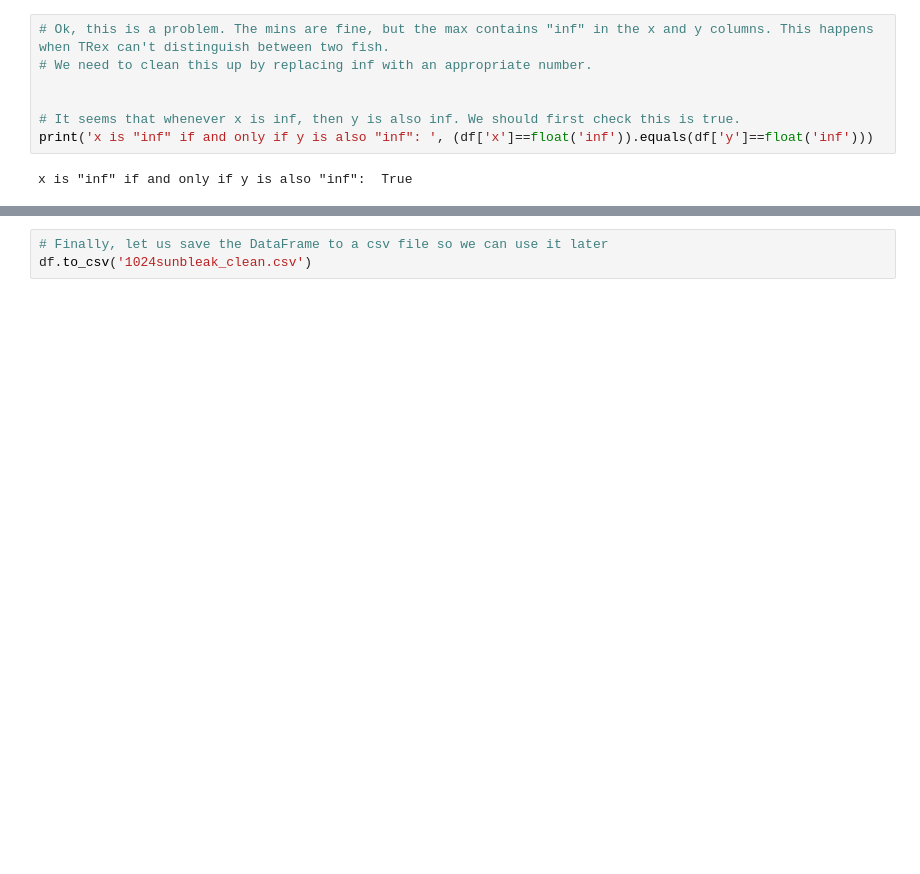
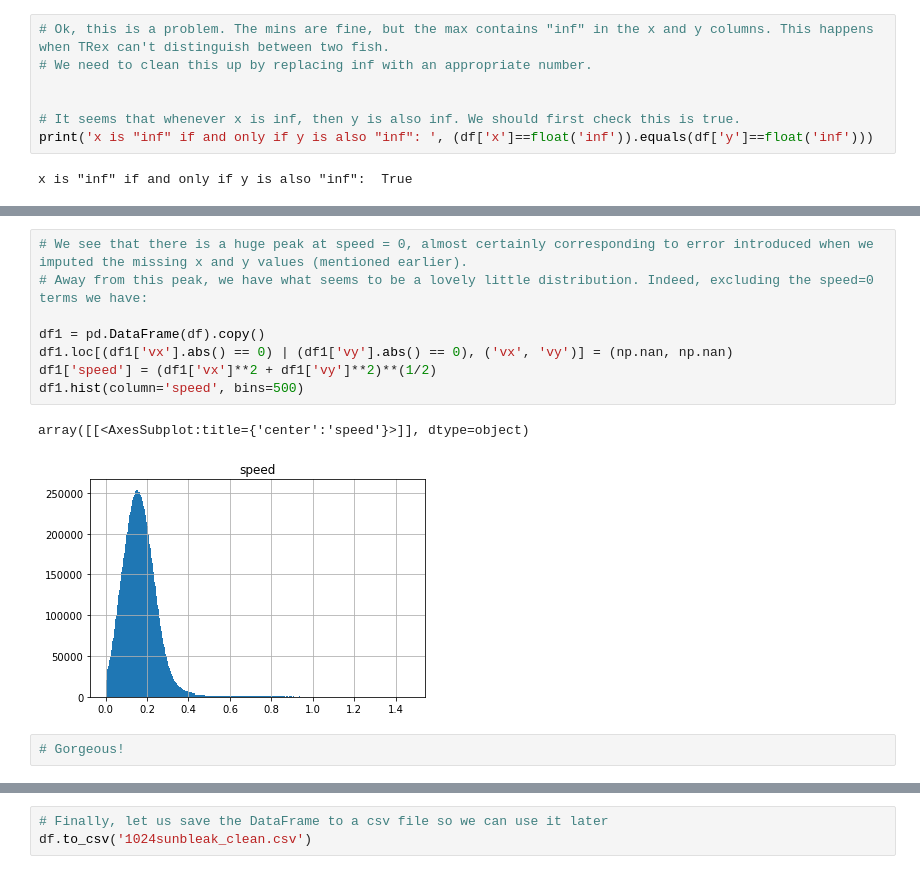
Before and after one commit to Mark-Bugden/Fish-Physics, a Jupyter notebook: Cleaning Data/1024 sunbleak/Cleaning 1024 sunbleak.ipynb, the cells around one changed output, grey strips where cells are left out. Drawn from its saved outputs; the diff is of its cells as text; blank space fills up the shorter version.

```diff
--- a/Cleaning Data/1024 sunbleak/Cleaning 1024 sunbleak.ipynb
+++ b/Cleaning Data/1024 sunbleak/Cleaning 1024 sunbleak.ipynb
@@ -171,3 +265,16 @@ y maximum is:  122.00428771972656
+# %%
+# We see that there is a huge peak at speed = 0, almost certainly corresponding to error introduced when we imputed the missing x and y values (mentioned earlier).
+# Away from this peak, we have what seems to be a lovely little distribution. Indeed, excluding the speed=0 terms we have:
+
+df1 = pd.DataFrame(df).copy()
+df1.loc[(df1['vx'].abs() == 0) | (df1['vy'].abs() == 0), ('vx', 'vy')] = (np.nan, np.nan)
+df1['speed'] = (df1['vx']**2 + df1['vy']**2)**(1/2)
+df1.hist(column='speed', bins=500)
+# %% [output]
+array([[<AxesSubplot:title={'center':'speed'}>]], dtype=object)
+[figure, added]
+# %%
+# Gorgeous!
 # %%
 # Let's look at a random fish, and look at its (x,y) position over time
 # First, pick a random fish
```
Also changed, not shown: parts of 26 cells of this notebook.
